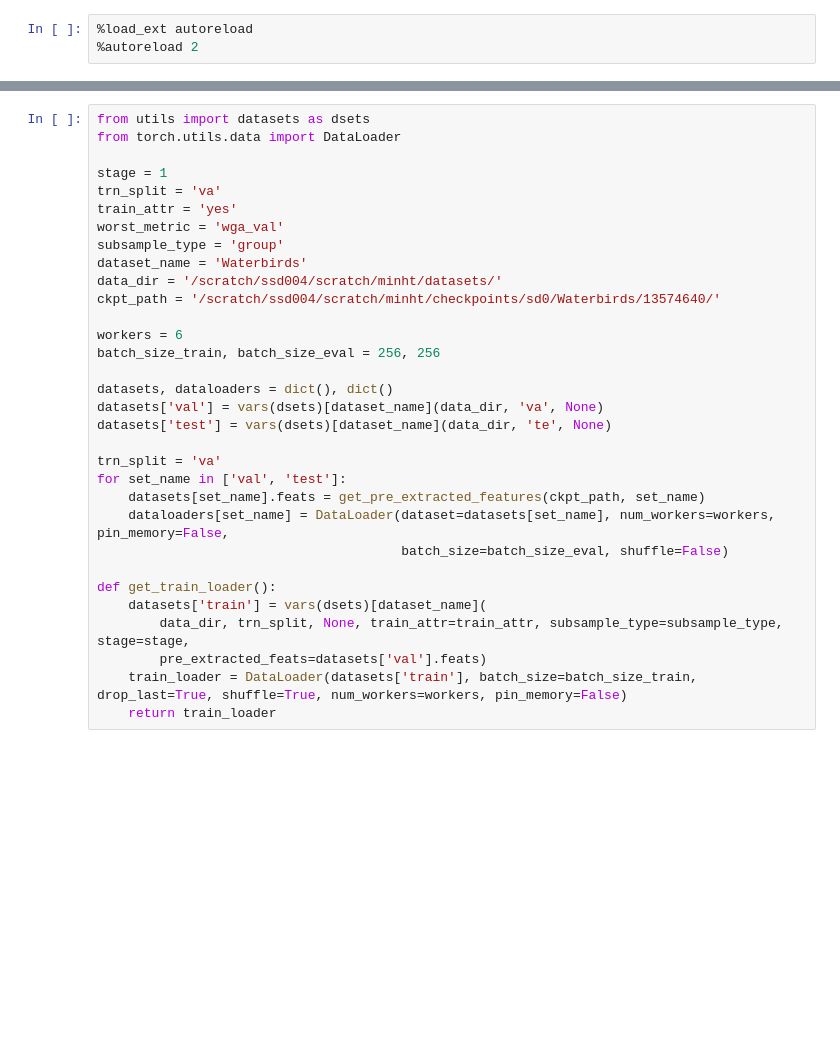
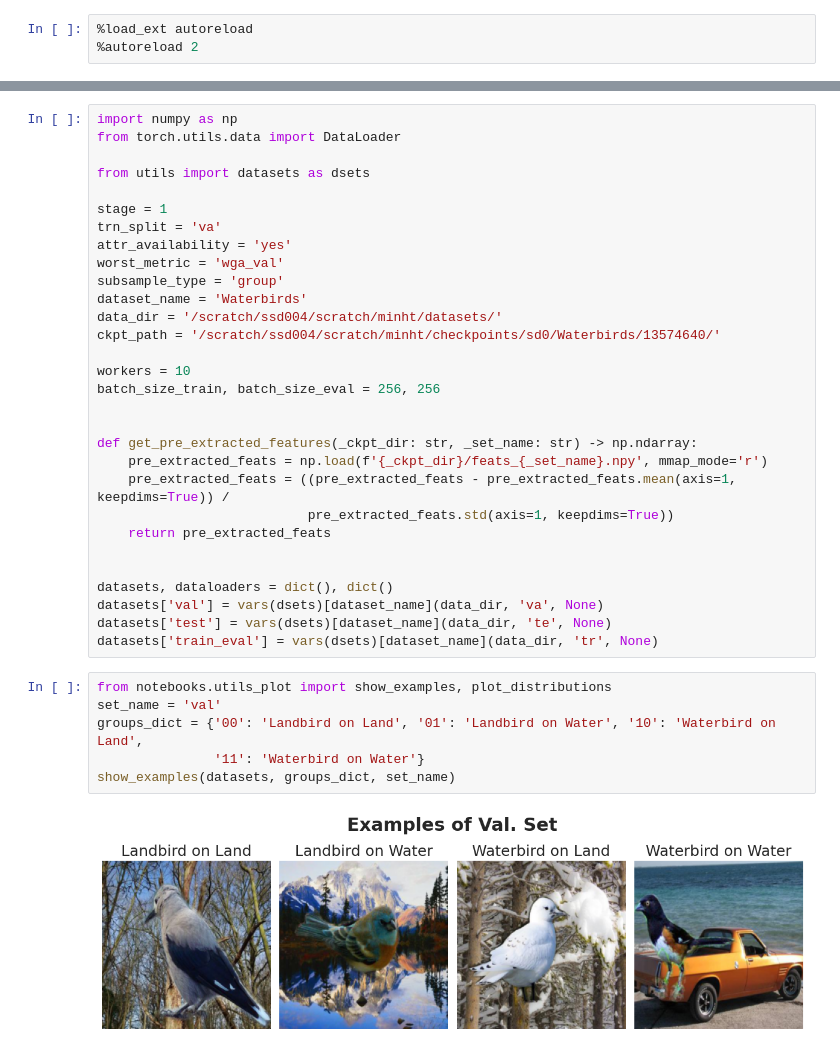
Before and after one commit to minhto2802/DPE, a Jupyter notebook: notebooks/01_waterbirds_with_attribute_annotation.ipynb, the cells around one changed output, grey strips where cells are left out. Drawn from its saved outputs; the diff is of its cells as text; blank space fills up the shorter version.

Commit message:
notebooks testing + minor fixes

```diff
--- a/notebooks/01_waterbirds_with_attribute_annotation.ipynb
+++ b/notebooks/01_waterbirds_with_attribute_annotation.ipynb
@@ -43,32 +10,38 @@ def get_pre_extracted_features(_ckpt_dir: str, _set_name: str) -> np.ndarray:
 # %%
+import numpy as np
+from torch.utils.data import DataLoader
+
 from utils import datasets as dsets
-from torch.utils.data import DataLoader
 
 stage = 1
 trn_split = 'va'
-train_attr = 'yes'
+attr_availability = 'yes'
 worst_metric = 'wga_val'
 subsample_type = 'group'
 dataset_name = 'Waterbirds'
 data_dir = '/scratch/ssd004/scratch/minht/datasets/'
 ckpt_path = '/scratch/ssd004/scratch/minht/checkpoints/sd0/Waterbirds/13574640/'
 
-workers = 6
+workers = 10
 batch_size_train, batch_size_eval = 256, 256
+
+
+def get_pre_extracted_features(_ckpt_dir: str, _set_name: str) -> np.ndarray:
+    pre_extracted_feats = np.load(f'{_ckpt_dir}/feats_{_set_name}.npy', mmap_mode='r')
+    pre_extracted_feats = ((pre_extracted_feats - pre_extracted_feats.mean(axis=1, keepdims=True)) /
+                           pre_extracted_feats.std(axis=1, keepdims=True))
+    return pre_extracted_feats
+
 
 datasets, dataloaders = dict(), dict()
 datasets['val'] = vars(dsets)[dataset_name](data_dir, 'va', None)
 datasets['test'] = vars(dsets)[dataset_name](data_dir, 'te', None)
-
-trn_split = 'va'
-for set_name in ['val', 'test']:
-    datasets[set_name].feats = get_pre_extracted_features(ckpt_path, set_name)
-    dataloaders[set_name] = DataLoader(dataset=datasets[set_name], num_workers=workers, pin_memory=False,
-                                       batch_size=batch_size_eval, shuffle=False)
-
-def get_train_loader():
-    datasets['train'] = vars(dsets)[dataset_name](
-        data_dir, trn_split, None, train_attr=train_attr, subsample_type=subsample_type, stage=stage,
-        pre_extracted_feats=datasets['val'].feats)
-    train_loader = DataLoader(datasets['train'], batch_size=batch_size_train, drop_last=True, shuffle=True, num_workers=workers, pin_memory=False)
-    return train_loader
+datasets['train_eval'] = vars(dsets)[dataset_name](data_dir, 'tr', None)
+# %%
+from notebooks.utils_plot import show_examples, plot_distributions
+set_name = 'val'
+groups_dict = {'00': 'Landbird on Land', '01': 'Landbird on Water', '10': 'Waterbird on Land',
+               '11': 'Waterbird on Water'}
+show_examples(datasets, groups_dict, set_name)
+# %% [output]
+[figure, added]
```
Also changed, not shown: parts of 12 cells of this notebook, 7 other files.
